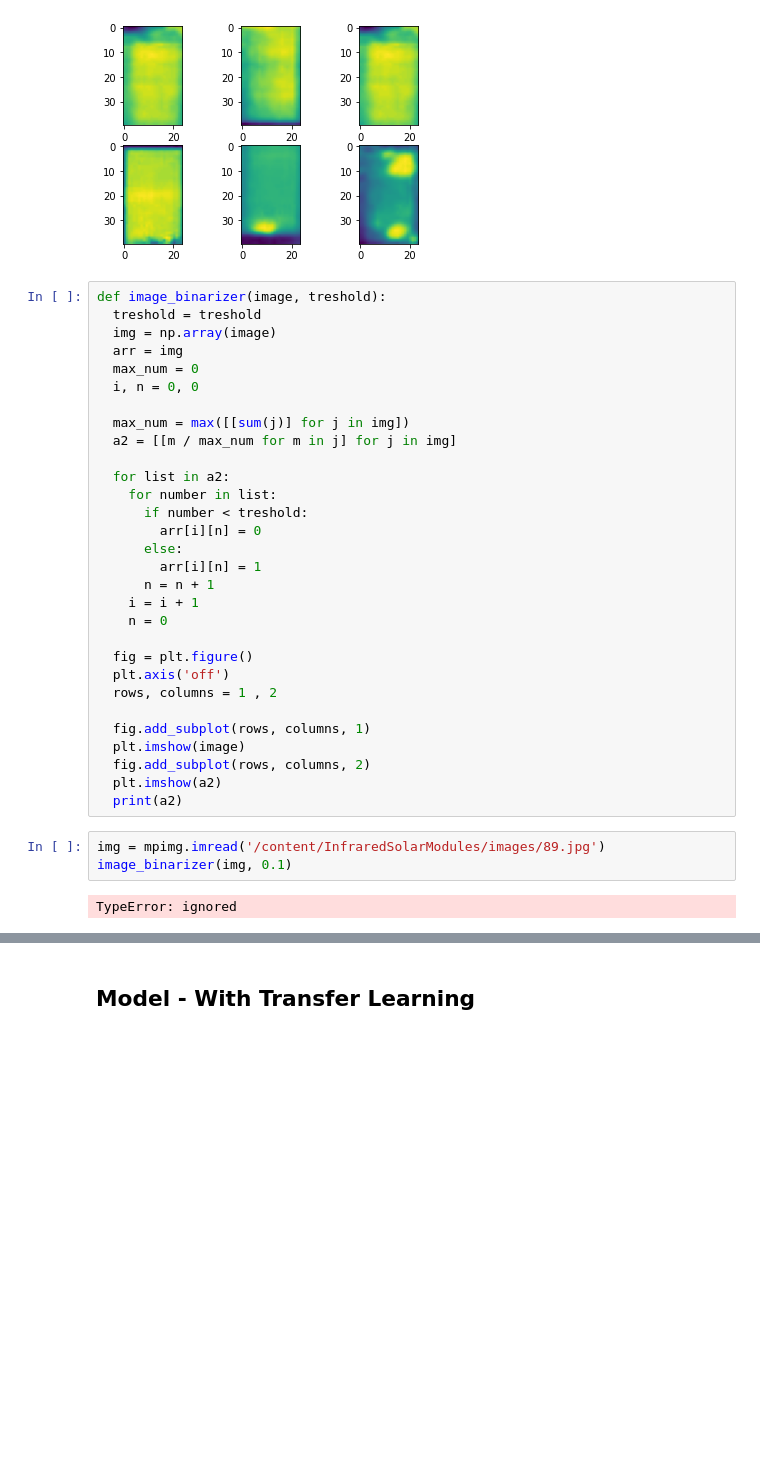
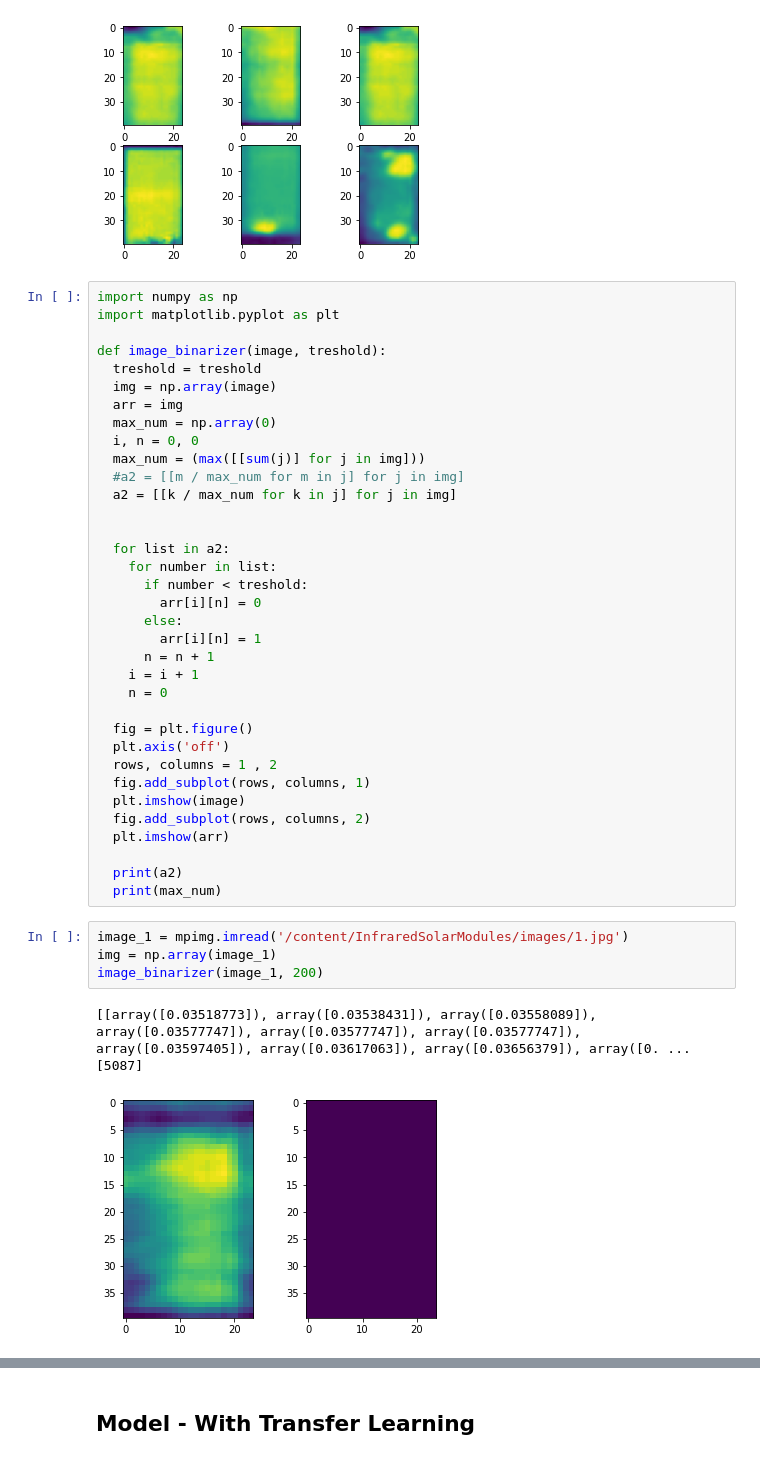
Before and after one commit to regiiis/dlv_group_project, a Jupyter notebook: dlv_1.ipynb, the cells around one changed output, grey strips where cells are left out. Saved outputs shown, nothing was run; the diff lists cells and outputs as text; blank space fills up the shorter version.

```diff
--- a/dlv_1.ipynb
+++ b/dlv_1.ipynb
@@ -137,15 +119,19 @@ axarr[1,2].imshow(img4)
 <matplotlib.image.AxesImage at 0x...>
 [figure]
 # %%
+import numpy as np
+import matplotlib.pyplot as plt
+
 def image_binarizer(image, treshold):
   treshold = treshold
   img = np.array(image)
   arr = img
-  max_num = 0
+  max_num = np.array(0)
   i, n = 0, 0
+  max_num = (max([[sum(j)] for j in img]))
+  #a2 = [[m / max_num for m in j] for j in img]
+  a2 = [[k / max_num for k in j] for j in img]
 
-  max_num = max([[sum(j)] for j in img])
-  a2 = [[m / max_num for m in j] for j in img]
 
   for list in a2:
     for number in list:
@@ -160,15 +146,19 @@ def image_binarizer(image, treshold):
   fig = plt.figure()
   plt.axis('off')
   rows, columns = 1 , 2
-
   fig.add_subplot(rows, columns, 1)
   plt.imshow(image)
   fig.add_subplot(rows, columns, 2)
-  plt.imshow(a2)
+  plt.imshow(arr)
+
   print(a2)
+  print(max_num)
 # %%
-img = mpimg.imread('/content/InfraredSolarModules/images/89.jpg')
-image_binarizer(img, 0.1)
+image_1 = mpimg.imread('/content/InfraredSolarModules/images/1.jpg')
+img = np.array(image_1)
+image_binarizer(image_1, 200)
 # %% [output]
-TypeError: ignored
+[[array([0.03518773]), array([0.03538431]), array([0.03558089]), array([0.03577747]), array([0.03577747]), array([0.03577747]), array([0.03597405]), array([0.03617063]), array([0.03656379]), array([0. ...
+[5087]
+[figure, added]
 # %%
```
Also changed, not shown: parts of 4 cells of this notebook.
